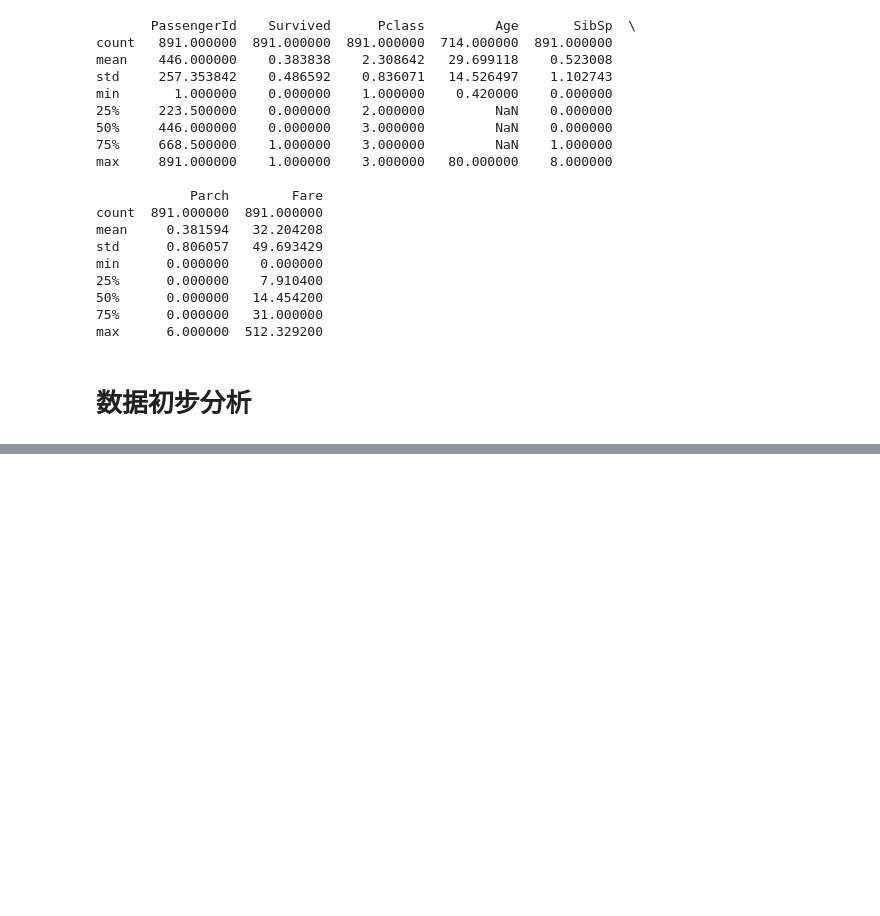
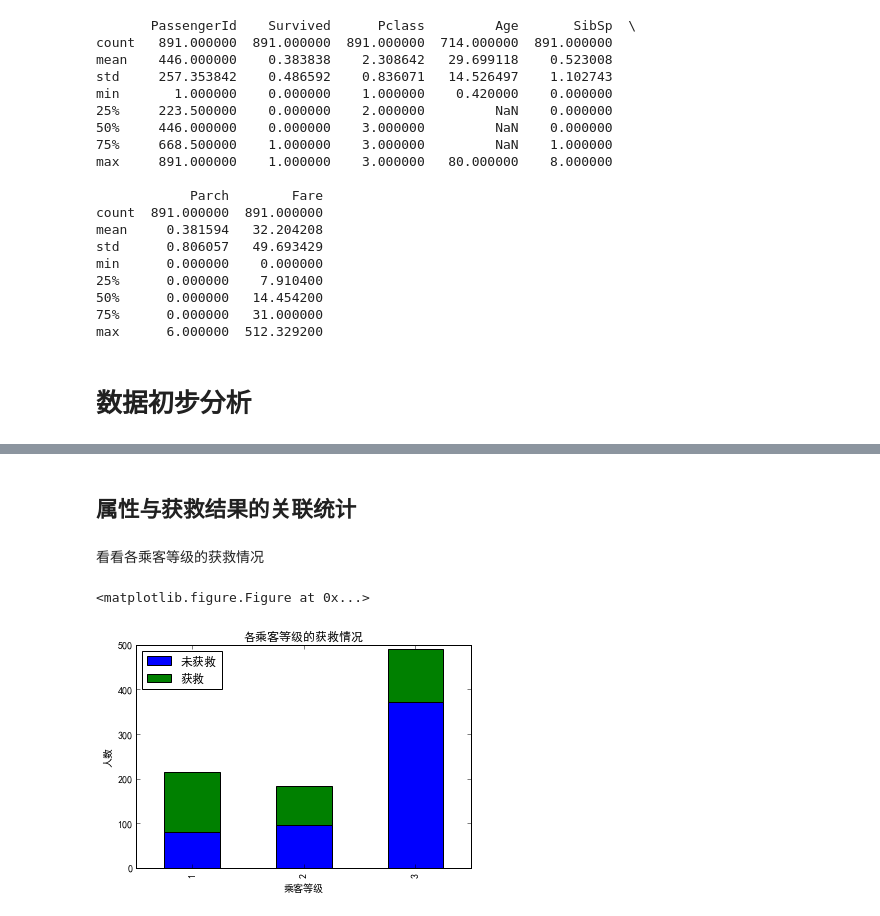
Before and after one commit to futheads/Python-study, a Jupyter notebook: MLexamples/Titanic/Titanic.ipynb, the cells around one changed output, grey strips where cells are left out. Saved outputs shown, nothing was run; the diff lists cells and outputs as text; code cells hidden in the pictures; blank space fills up the shorter version.

```diff
--- a/MLexamples/Titanic/Titanic.ipynb
+++ b/MLexamples/Titanic/Titanic.ipynb
@@ -105,0 +149,16 @@ max      6.000000  512.329200
+# %% [markdown]
+## 属性与获救结果的关联统计
+# %% [markdown]
+看看各乘客等级的获救情况
+# %%
+Survived_0 = data_train.Pclass[data_train.Survived == 0].value_counts()
+Survived_1 = data_train.Pclass[data_train.Survived == 1].value_counts()
+df = pd.DataFrame({"获救": Survived_1, "未获救": Survived_0})
+df.plot(kind="bar", stacked=True)
+plt.title("各乘客等级的获救情况")
+plt.xlabel("乘客等级")
+plt.ylabel("人数")
+plt.show()
+# %% [output]
+<matplotlib.figure.Figure at 0x...>
+[figure, added]
```
Also changed, not shown: parts of 8 cells of this notebook.
